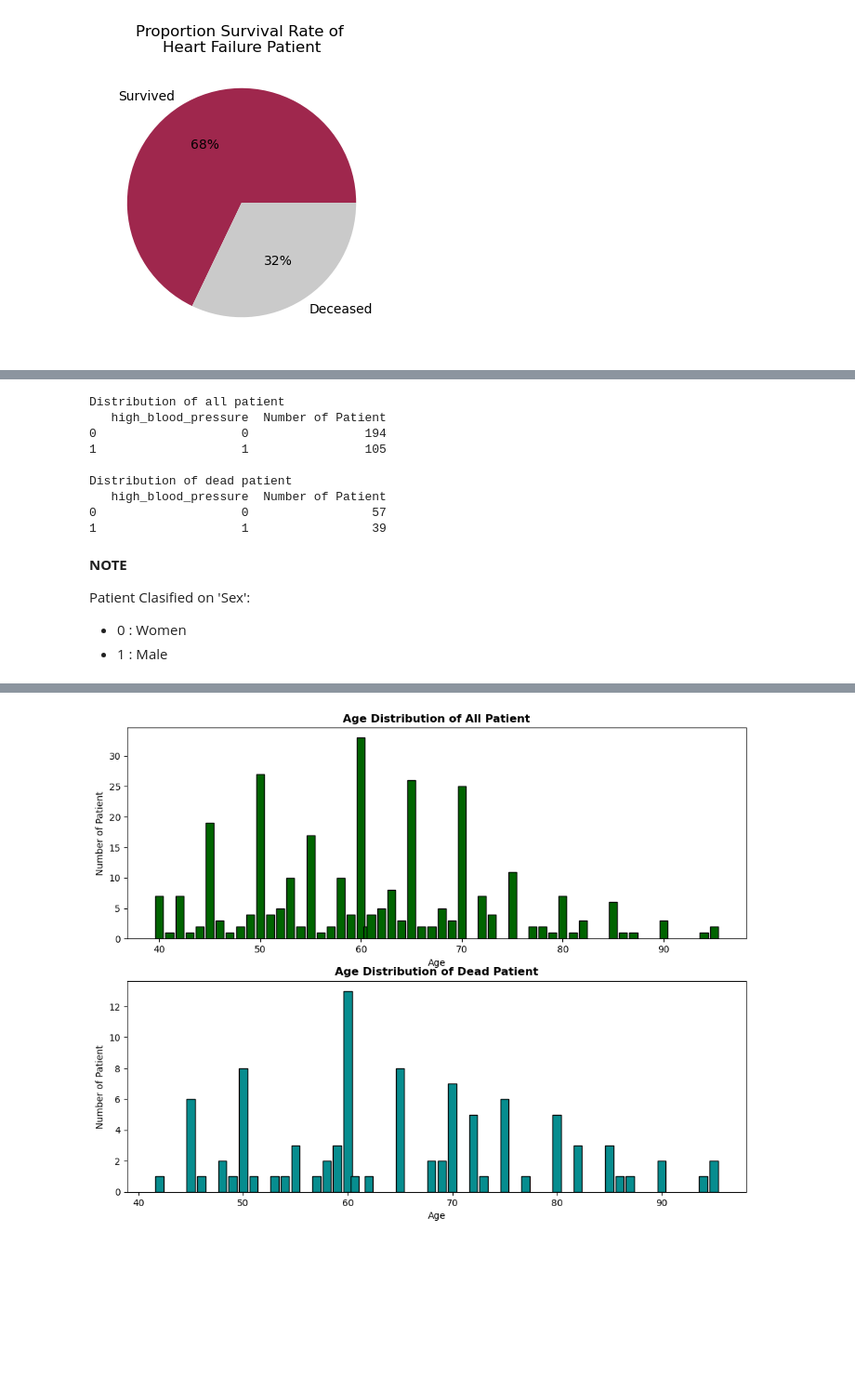
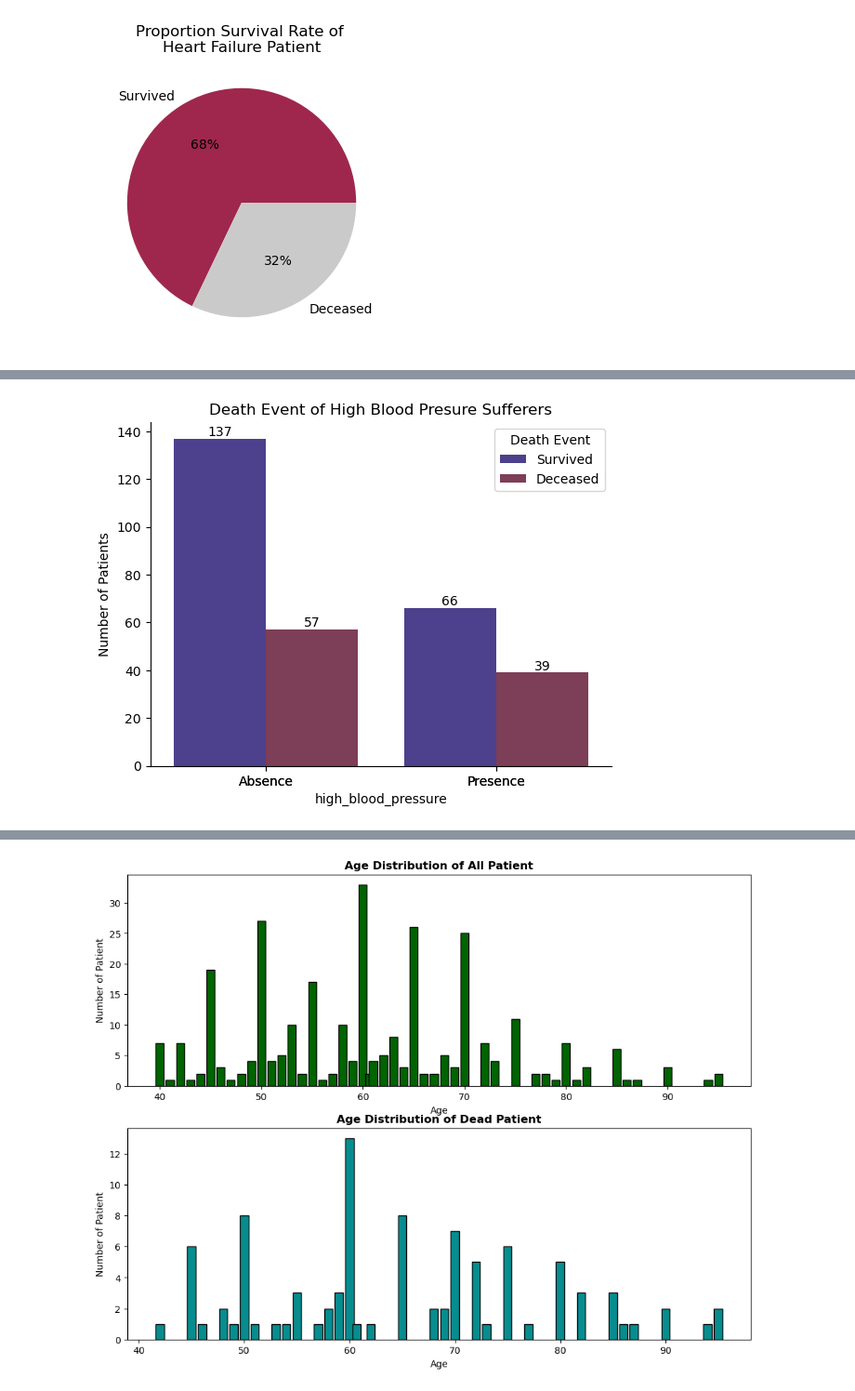
Before and after one commit to enthokz/Prediction-Model-Exercise, a Jupyter notebook: Heart Failure Predict/Prediction_model_heart_disease.ipynb, the cells around one changed output, grey strips where cells are left out. Shown at 93% size. Cells and saved outputs as stored; diff of their text form; code cells hidden in the pictures; blank space fills up the shorter version.

```diff
--- a/Heart Failure Predict/Prediction_model_heart_disease.ipynb
+++ b/Heart Failure Predict/Prediction_model_heart_disease.ipynb
@@ -135,29 +138,19 @@ Distribution of dead patient
 # %%
-# Distribution of High Blood Presure Patient
+# High Blood Presure Patient
 
-blood_all = data.groupby('high_blood_pressure')['DEATH_EVENT'].count().reset_index(name='Number of Patient')
-blood_dead = data[data['DEATH_EVENT']==1].groupby('high_blood_pressure')['DEATH_EVENT']\
-            .count().reset_index(name='Number of Patient')
+high_blood = data.groupby('high_blood_pressure')['DEATH_EVENT'].value_counts().reset_index(name='Number of Patients')
 
-print('Distribution of all patient')
-print(blood_all)
-print('\nDistribution of dead patient')
-print(blood_dead)
+ax= sns.barplot(data=high_blood, x= high_blood['high_blood_pressure'],
+                y=high_blood['Number of Patients'], hue=high_blood['DEATH_EVENT'], palette=['#4399','#8353'])
+handles, current= ax.get_legend_handles_labels()
+ax.legend(handles=handles, labels=['Survived','Deceased'], title='Death Event')
+plt.xticks(ticks=high_blood['high_blood_pressure'], labels=['Absence','Absence','Presence','Presence'])
+for i in ax.containers:
+    ax.bar_label(i)
+
+plt.title('Death Event of High Blood Presure Sufferers')
+sns.despine(bottom=False, left=False)
+plt.show()
 # %% [output]
-Distribution of all patient
-   high_blood_pressure  Number of Patient
-0                    0                194
-1                    1                105
-
-Distribution of dead patient
-   high_blood_pressure  Number of Patient
-0                    0                 57
-1                    1                 39
+[figure, added]
-# %% [markdown]
-**NOTE**
-
-Patient Clasified on 'Sex':
-
-- 0 : Women
-- 1 : Male
 # %%
```
Also changed, not shown: parts of 13 cells of this notebook.
